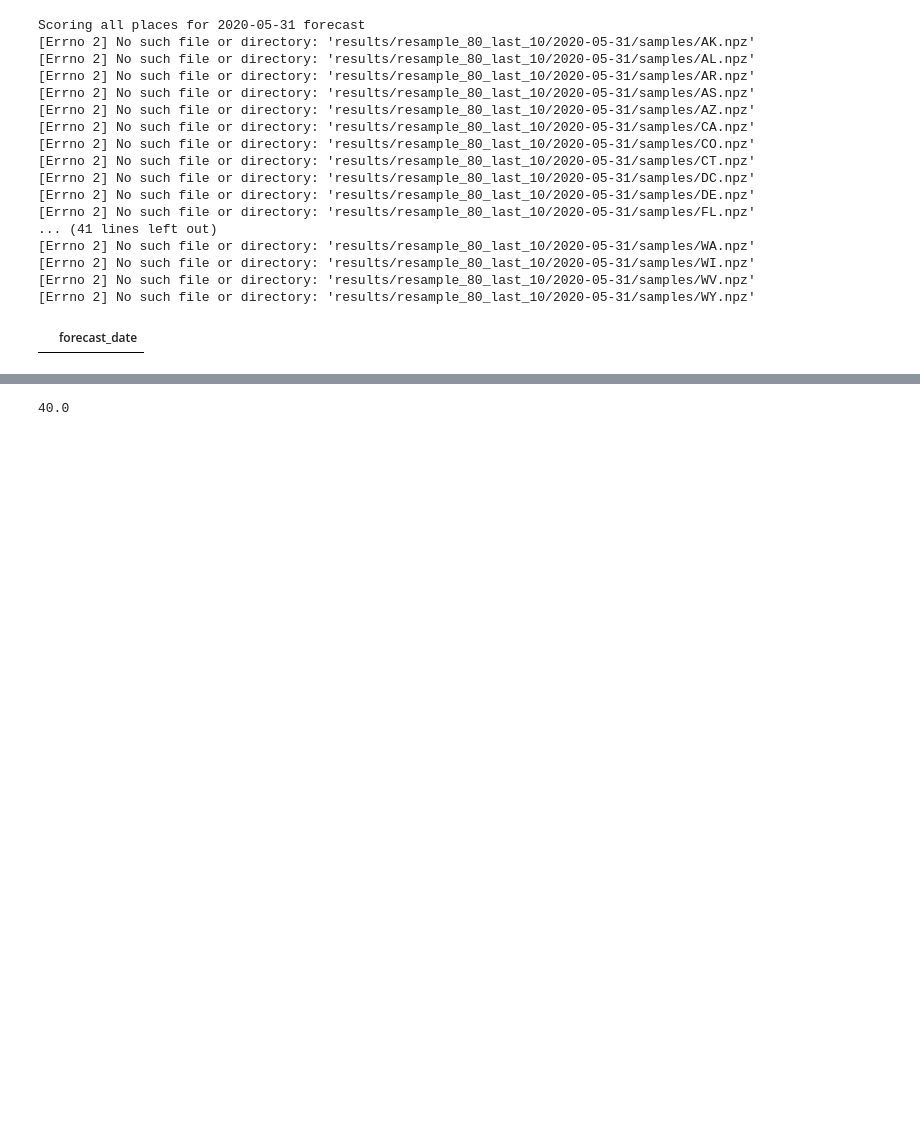
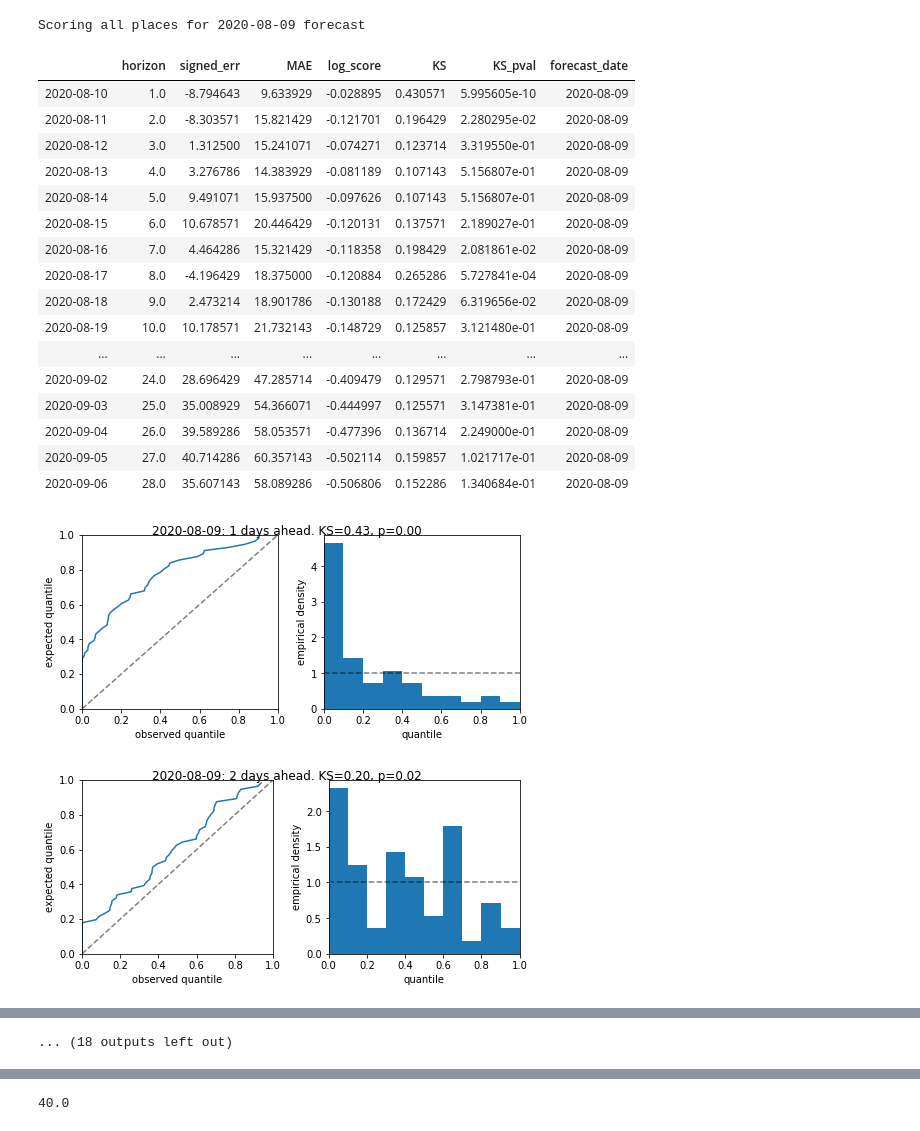
Before and after one commit to dsheldon/covid, a Jupyter notebook: scripts/Validation.ipynb, the cells around one changed output, grey strips where cells are left out. Saved outputs shown, nothing was run; the diff lists cells and outputs as text; code cells hidden in the pictures; blank space fills up the shorter version.

```diff
--- a/scripts/Validation.ipynb
+++ b/scripts/Validation.ipynb
@@ -10,33 +10,6 @@ import configs
 import covid.models.SEIRD
 
 import warnings
-# %%
-data = util.load_data()
-
-forecast_date='2020-04-25'
-config_name = 'freeze_rw_10'
-root='results'
-place='PA'
-show=True
-
-prefix = f"{root}/{config_name}/{forecast_date}"
-
-if hasattr(configs, config_name):
-    config = getattr(configs, config_name)
-    model_type=config['model']
-else:
-    warnings.warn(f"Can't find config: {config_name}. Using default.")
-    model_type=covid.models.SEIRD.SEIRD
-
-
-df = util.score_place(forecast_date,
-                      data,
-                      place,
-                      model_type=model_type,
-                      prefix=prefix)
-
-
-display(df)
 # %%
 import scipy
 import covid.models.SEIRD_incident
@@ -52,9 +25,11 @@ forecast_date = '2020-05-31'
 #forecast_date = '2020-06-14'
 #forecast_date = '2020-06-21'
 #forecast_date = '2020-06-21'
-#forecast_date = '2020-06-28'
+forecast_date = '2020-06-28'
 #forecast_date = '2020-07-05'
 #forecast_date = '2020-07-12'
+#forecast_date = '2020-07-19'
+forecast_date = '2020-08-09'
 
 #config_name = 'strongest_prior'
 #model_type=covid.models.SEIRD.SEIRD
@@ -69,6 +44,8 @@ config_name='resample_80_last_10'
 #config_name='resample_15_85'
 #config_name='resample_80'
 #config_name='resample_15_85_last_10'
+#config_name='no_resample'
+config_name='longer_H'
 
 model_type=covid.models.SEIRD_incident.SEIRD
 
@@ -89,48 +66,50 @@ for date in df.index.unique():
 
     fig, axes = plt.subplots(figsize=(7,3.2), ncols=2)
 
     q = np.sort(df.loc[date]['quantile'])
     q_ref = np.arange(len(q))/len(q)
     ks, pval = scipy.stats.kstest(q, 'uniform')
 
     horizon = int((date-pd.to_datetime(forecast_date))/pd.Timedelta("1d"))
 
     ax = axes[0]
     ax.plot(q, q_ref)
     ax.plot([0., 1.], [0., 1.], linestyle='--', color='k', alpha=0.5)
     ax.set_xlim([0, 1])
     ax.set_ylim([0, 1])
     ax.set_xlabel('observed quantile')
     ax.set_ylabel('expected quantile')
 
     ax = axes[1]
     ax.hist(q, bins=10, range=(0., 1.), density=True)
     ax.set_xlim([0, 1])
     ax.plot([0, 1], [1, 1], linestyle='--', color='k', alpha=0.5)
     ax.set_xlabel('quantile')
     ax.set_ylabel('empirical density')
 
 
     plt.suptitle(f"{forecast_date}: {horizon} days ahead. KS={ks:.2f}, p={pval:.2f}")
 
     plt.tight_layout()
     plt.show()
 # %% [output]
-Scoring all places for 2020-05-31 forecast
-[Errno 2] No such file or directory: 'results/resample_80_last_10/2020-05-31/samples/AK.npz'
-[Errno 2] No such file or directory: 'results/resample_80_last_10/2020-05-31/samples/AL.npz'
-[Errno 2] No such file or directory: 'results/resample_80_last_10/2020-05-31/samples/AR.npz'
-[Errno 2] No such file or directory: 'results/resample_80_last_10/2020-05-31/samples/AS.npz'
-[Errno 2] No such file or directory: 'results/resample_80_last_10/2020-05-31/samples/AZ.npz'
-[Errno 2] No such file or directory: 'results/resample_80_last_10/2020-05-31/samples/CA.npz'
-[Errno 2] No such file or directory: 'results/resample_80_last_10/2020-05-31/samples/CO.npz'
-[Errno 2] No such file or directory: 'results/resample_80_last_10/2020-05-31/samples/CT.npz'
-[Errno 2] No such file or directory: 'results/resample_80_last_10/2020-05-31/samples/DC.npz'
-[Errno 2] No such file or directory: 'results/resample_80_last_10/2020-05-31/samples/DE.npz'
-[Errno 2] No such file or directory: 'results/resample_80_last_10/2020-05-31/samples/FL.npz'
-... (41 lines left out)
-[Errno 2] No such file or directory: 'results/resample_80_last_10/2020-05-31/samples/WA.npz'
-[Errno 2] No such file or directory: 'results/resample_80_last_10/2020-05-31/samples/WI.npz'
-[Errno 2] No such file or directory: 'results/resample_80_last_10/2020-05-31/samples/WV.npz'
-[Errno 2] No such file or directory: 'results/resample_80_last_10/2020-05-31/samples/WY.npz'
+Scoring all places for 2020-08-09 forecast
-|  | forecast_date |
+|  | horizon | signed_err | MAE | log_score | KS | KS_pval | forecast_date |
+| 2020-08-10 | 1.0 | -8.794643 | 9.633929 | -0.028895 | 0.430571 | 5.995605e-10 | 2020-08-09 |
+| 2020-08-11 | 2.0 | -8.303571 | 15.821429 | -0.121701 | 0.196429 | 2.280295e-02 | 2020-08-09 |
+| 2020-08-12 | 3.0 | 1.312500 | 15.241071 | -0.074271 | 0.123714 | 3.319550e-01 | 2020-08-09 |
+| 2020-08-13 | 4.0 | 3.276786 | 14.383929 | -0.081189 | 0.107143 | 5.156807e-01 | 2020-08-09 |
+| 2020-08-14 | 5.0 | 9.491071 | 15.937500 | -0.097626 | 0.107143 | 5.156807e-01 | 2020-08-09 |
+| 2020-08-15 | 6.0 | 10.678571 | 20.446429 | -0.120131 | 0.137571 | 2.189027e-01 | 2020-08-09 |
+| 2020-08-16 | 7.0 | 4.464286 | 15.321429 | -0.118358 | 0.198429 | 2.081861e-02 | 2020-08-09 |
+| 2020-08-17 | 8.0 | -4.196429 | 18.375000 | -0.120884 | 0.265286 | 5.727841e-04 | 2020-08-09 |
+| 2020-08-18 | 9.0 | 2.473214 | 18.901786 | -0.130188 | 0.172429 | 6.319656e-02 | 2020-08-09 |
+| 2020-08-19 | 10.0 | 10.178571 | 21.732143 | -0.148729 | 0.125857 | 3.121480e-01 | 2020-08-09 |
+| ... | ... | ... | ... | ... | ... | ... | ... |
+| 2020-09-02 | 24.0 | 28.696429 | 47.285714 | -0.409479 | 0.129571 | 2.798793e-01 | 2020-08-09 |
+| 2020-09-03 | 25.0 | 35.008929 | 54.366071 | -0.444997 | 0.125571 | 3.147381e-01 | 2020-08-09 |
+| 2020-09-04 | 26.0 | 39.589286 | 58.053571 | -0.477396 | 0.136714 | 2.249000e-01 | 2020-08-09 |
+| 2020-09-05 | 27.0 | 40.714286 | 60.357143 | -0.502114 | 0.159857 | 1.021717e-01 | 2020-08-09 |
+| 2020-09-06 | 28.0 | 35.607143 | 58.089286 | -0.506806 | 0.152286 | 1.340684e-01 | 2020-08-09 |
+[figure, added]
+[figure, added]
@@ -137 +124,2 @@ Scoring all places for 2020-05-31 forecast
+... (18 outputs left out)
 # %%
```
Also changed, not shown: parts of 4 cells of this notebook, 2 other files.
